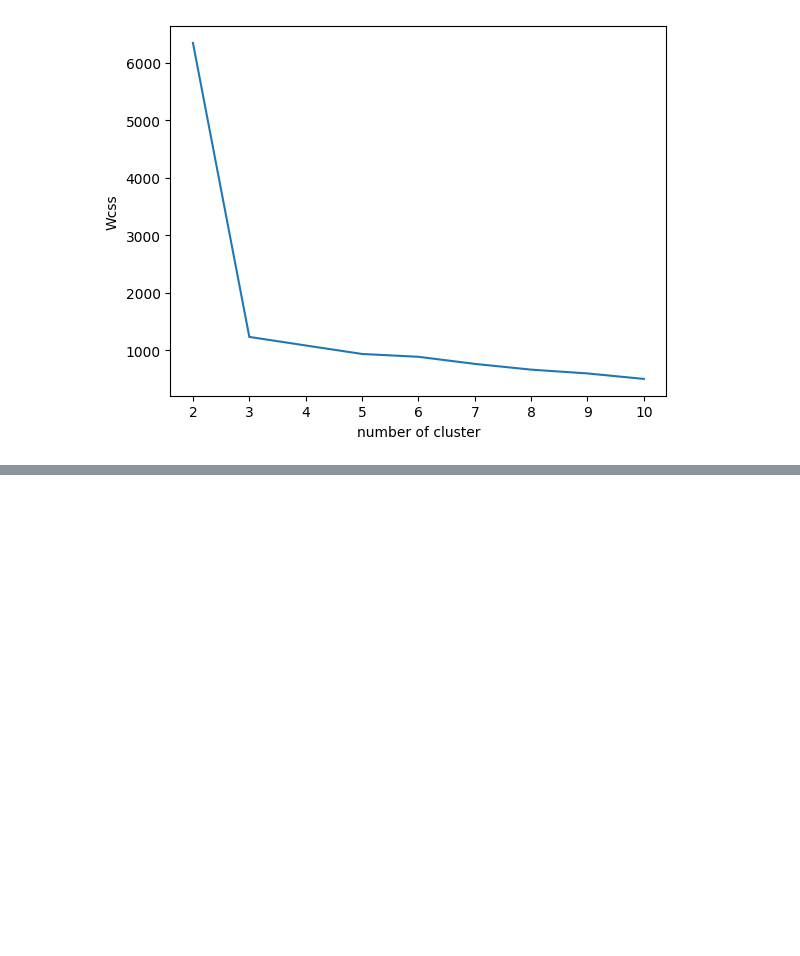
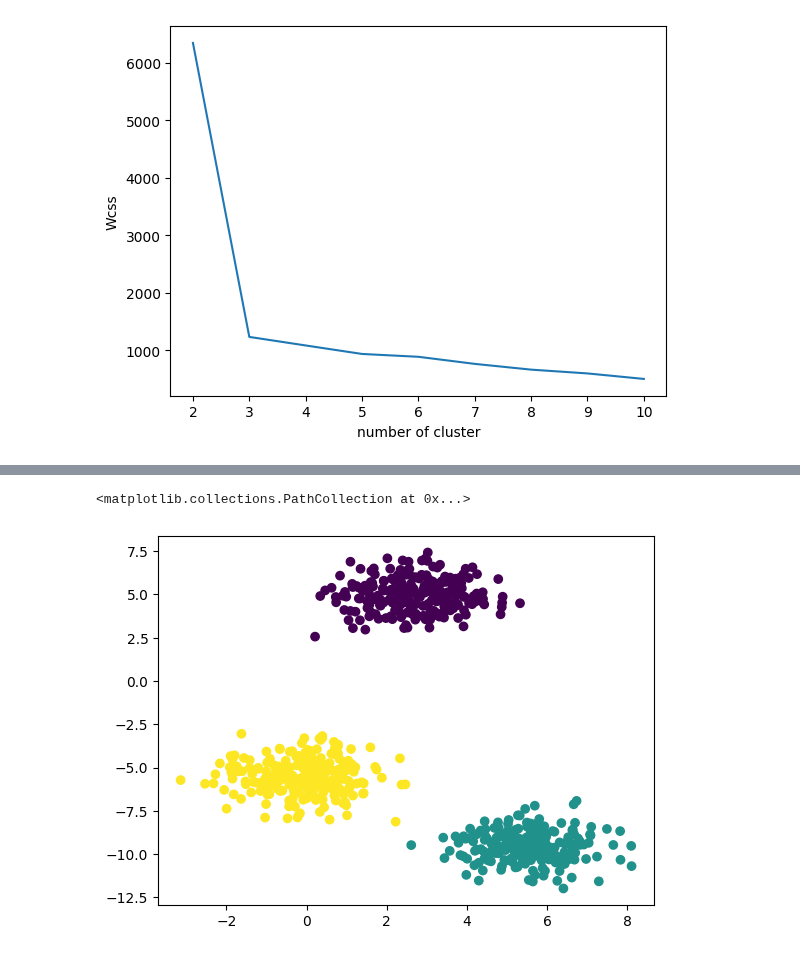
Before and after one commit to FairozAhmadSheikh/ML_bootcamp, a Jupyter notebook: Implementation/Clustering.ipynb, the cells around one changed output, grey strips where cells are left out. Saved outputs shown, nothing was run; the diff lists cells and outputs as text; code cells hidden in the pictures; blank space fills up the shorter version.

Commit message:
Clustering Done

```diff
--- a/Implementation/Clustering.ipynb
+++ b/Implementation/Clustering.ipynb
@@ -115,3 +115,7 @@ plt.ylabel('Wcss')
 plt.show()
 # %% [output]
 [figure]
+# %%
+kmeans=KMeans(n_clusters=3,init='k-means++')
+# %%
+y_labels=kmeans.fit_predict(X_train)
@@ -117,0 +127,6 @@ plt.show()
+# %%
+# check how correct predictions are
+plt.scatter(X_train[:,0],X_train[:,1],c=y_labels)
+# %% [output]
+<matplotlib.collections.PathCollection at 0x...>
+[figure, added]
```
Also changed, not shown: parts of 4 cells of this notebook.
